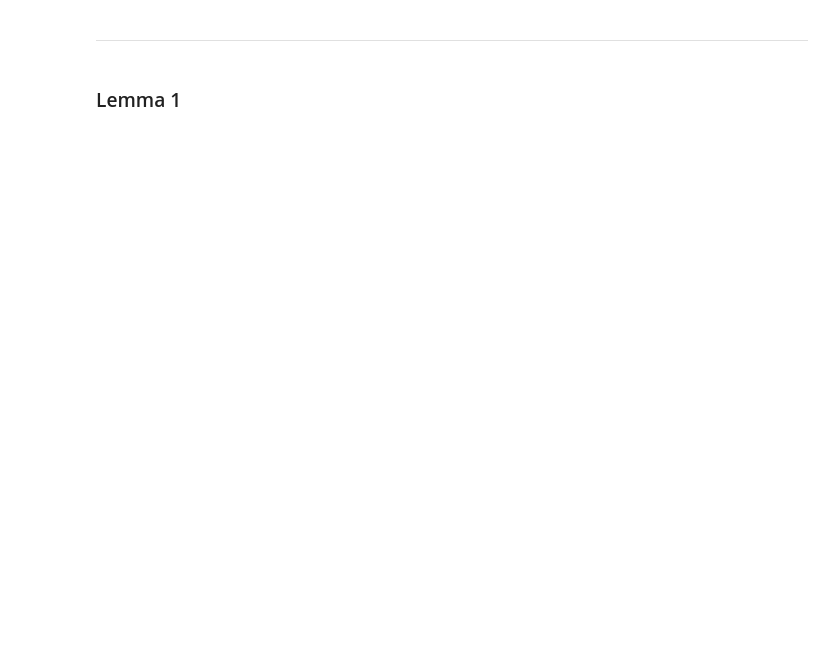
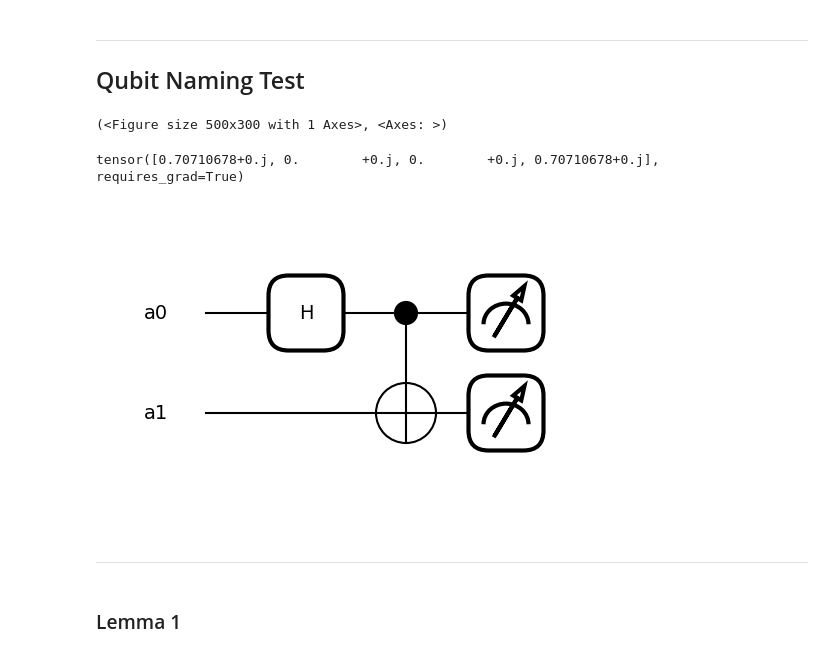
Before and after one commit to sehyunsix/NERF-vs-QRF, a Jupyter notebook: QAF/QAF.ipynb, the cells around one changed output. Cells and saved outputs as stored; diff of their text form; code cells hidden in the pictures; blank space fills up the shorter version.

```diff
--- a/QAF/QAF.ipynb
+++ b/QAF/QAF.ipynb
@@ -21,6 +21,26 @@ from trainer import trainer
 import matplotlib.pyplot as plt
 
 %matplotlib inline
+# %% [markdown]
+---
+## Qubit Naming Test
+# %%
+dev = qml.device('default.qubit', wires=['a0', 'a1'])
+
+@qml.qnode(device=dev)
+def circuit():
+    qml.Hadamard(wires='a0')
+
+    my_wire = [f'a{i}' for i in range(2)]
+    qml.CNOT(wires=my_wire)
+    return qml.state()
+
+print(qml.draw_mpl(circuit)())
+circuit()
+# %% [output]
+(<Figure size 500x300 with 1 Axes>, <Axes: >)
+tensor([0.70710678+0.j, 0.        +0.j, 0.        +0.j, 0.70710678+0.j], requires_grad=True)
+[figure, added]
 # %% [markdown]
 ---
 # %% [markdown]
```
Also changed, not shown: parts of 5 cells of this notebook.
